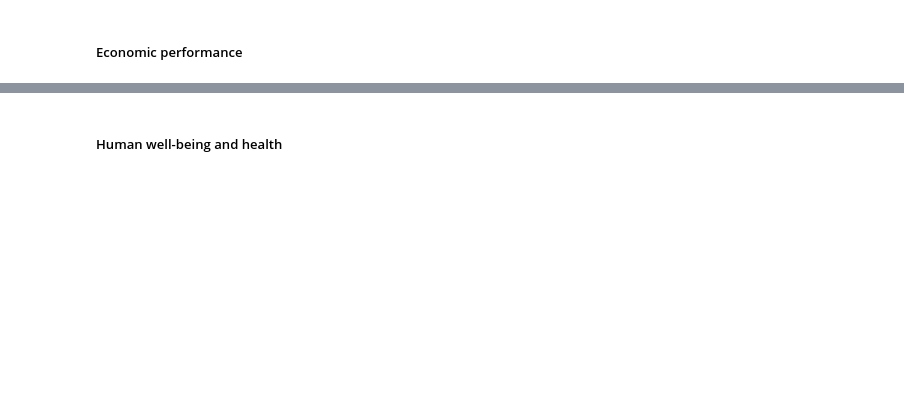
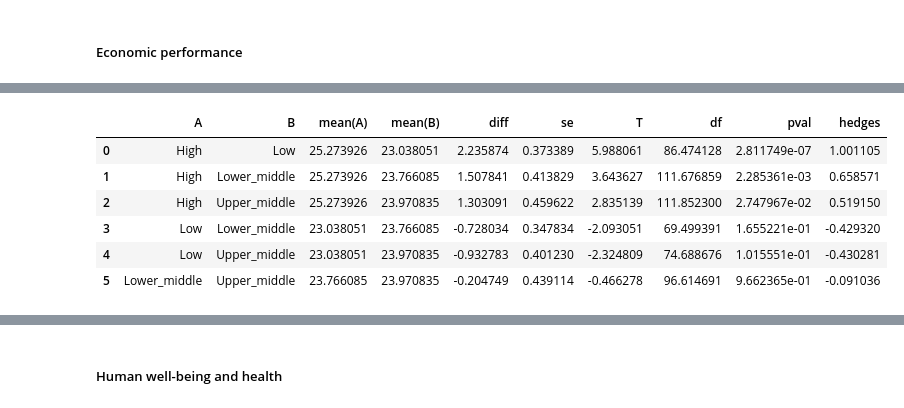
Before and after one commit to muratbek-kebtarum/ASDA_2025_Group_5_Portfolio, a Jupyter notebook: notebooks/week_05_group_5_notebook.ipynb, the cells around one changed output, grey strips where cells are left out. Drawn from its saved outputs; the diff is of its cells as text; code cells hidden in the pictures; blank space fills up the shorter version.

```diff
--- a/notebooks/week_05_group_5_notebook.ipynb
+++ b/notebooks/week_05_group_5_notebook.ipynb
@@ -859,0 +959,11 @@ Income group has a very strong effect on CO₂ emissions,and here is the results
+# %%
+posthoc = pg.pairwise_gameshowell(dv='gdp_current_us_log', between='income_group', data=df_gdp)
+posthoc
+# %% [output]
+|  | A | B | mean(A) | mean(B) | diff | se | T | df | pval | hedges |
+| 0 | High | Low | 25.273926 | 23.038051 | 2.235874 | 0.373389 | 5.988061 | 86.474128 | 2.811749e-07 | 1.001105 |
+| 1 | High | Lower_middle | 25.273926 | 23.766085 | 1.507841 | 0.413829 | 3.643627 | 111.676859 | 2.285361e-03 | 0.658571 |
+| 2 | High | Upper_middle | 25.273926 | 23.970835 | 1.303091 | 0.459622 | 2.835139 | 111.852300 | 2.747967e-02 | 0.519150 |
+| 3 | Low | Lower_middle | 23.038051 | 23.766085 | -0.728034 | 0.347834 | -2.093051 | 69.499391 | 1.655221e-01 | -0.429320 |
+| 4 | Low | Upper_middle | 23.038051 | 23.970835 | -0.932783 | 0.401230 | -2.324809 | 74.688676 | 1.015551e-01 | -0.430281 |
+| 5 | Lower_middle | Upper_middle | 23.766085 | 23.970835 | -0.204749 | 0.439114 | -0.466278 | 96.614691 | 9.662365e-01 | -0.091036 |
```
Also changed, not shown: parts of 13 cells of this notebook.
